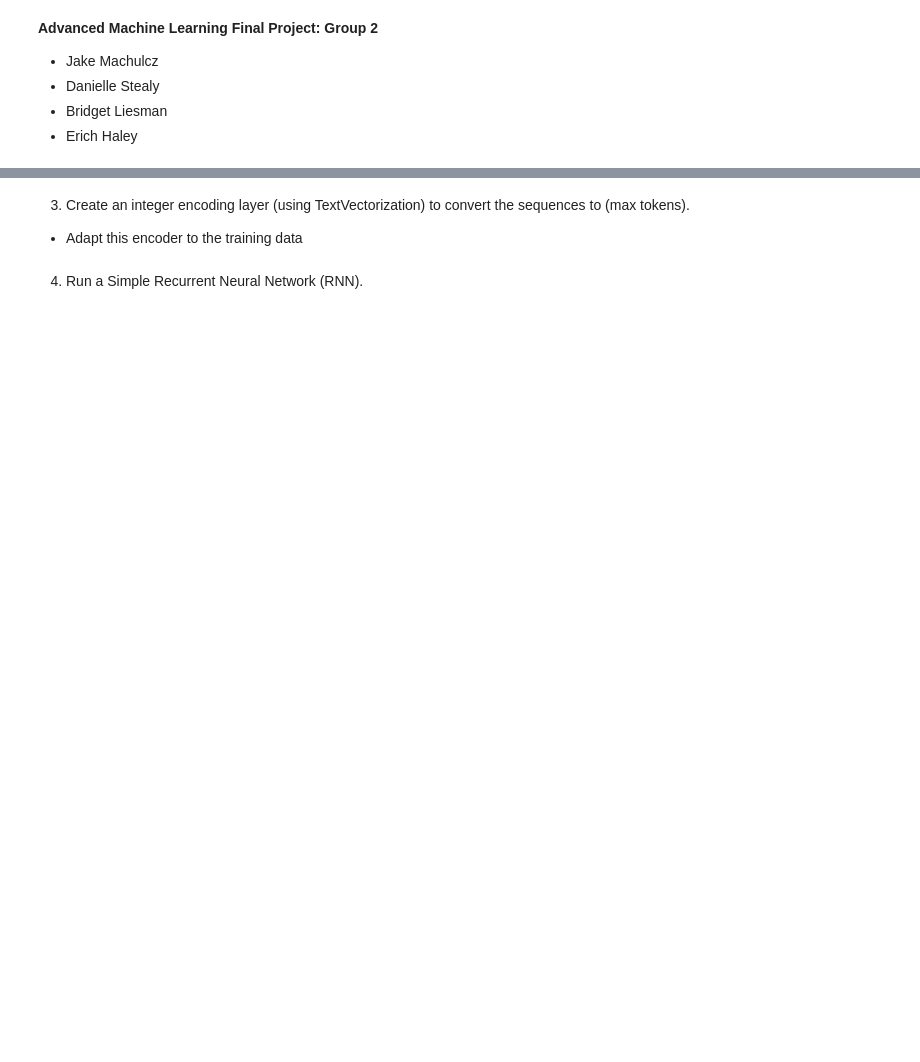
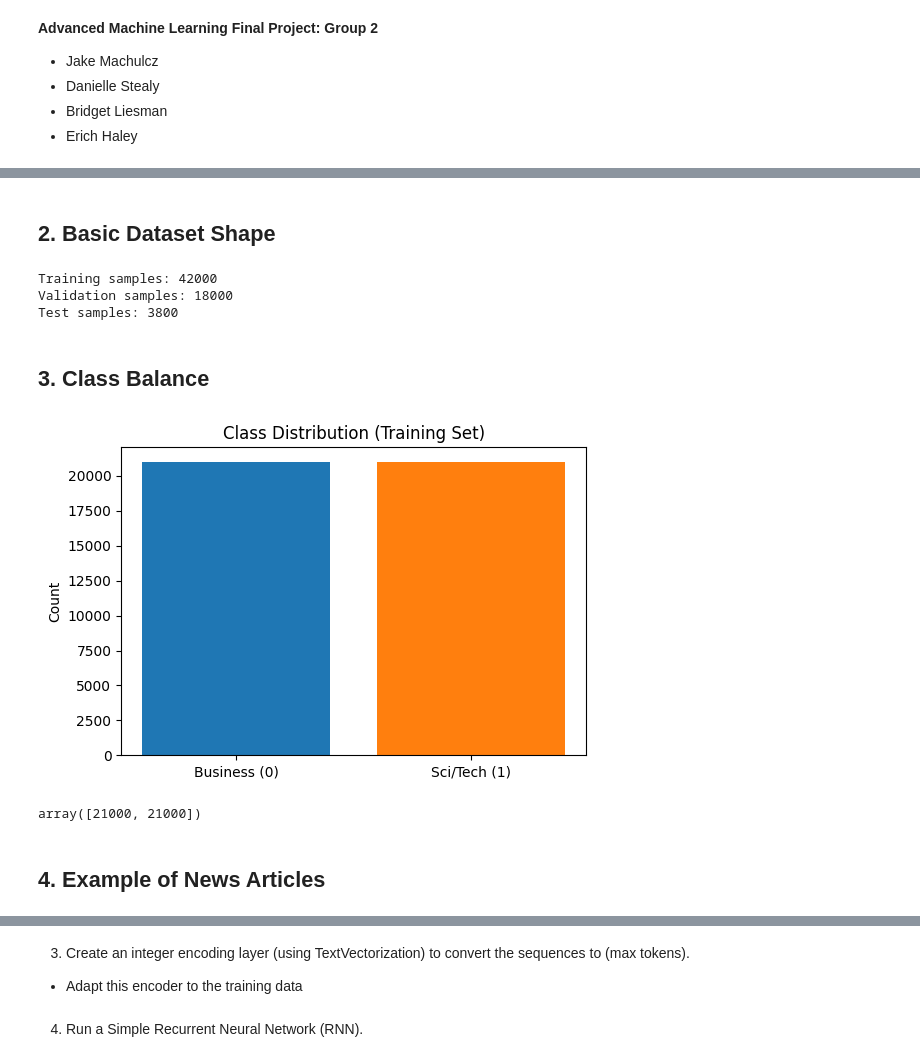
Before and after one commit to ehaley3/Advanced_Machine_Learning_Final_Project2025, a Jupyter notebook: AML_Final_Project_Group2.ipynb, the cells around one changed output, grey strips where cells are left out. Drawn from its saved outputs; the diff is of its cells as text; code cells hidden in the pictures; blank space fills up the shorter version.

```diff
--- a/AML_Final_Project_Group2.ipynb
+++ b/AML_Final_Project_Group2.ipynb
@@ -72,0 +106,10 @@ print(y_train_tf.shape, y_valid_tf.shape, y_test_tf.shape)
+# %%
+# Converting our labels to binary
+
+label_map = {Business: 0, SciTech: 1}
+
+y_train_bin = np.vectorize(label_map.get)(y_train_filtered)
+y_test_bin  = np.vectorize(label_map.get)(y_test_filtered)
+
+print("Unique training labels:", np.unique(y_train_bin))
+print("Unique test labels:", np.unique(y_test_bin))
@@ -72,0 +119,7 @@ print(y_train_tf.shape, y_valid_tf.shape, y_test_tf.shape)
+# %%
+# Creating our Train/Validation Split
+
+x_train, x_valid, y_train, y_valid = \
+    train_test_split(x_train_filtered,  y_train_bin, test_size=0.3, stratify=y_train_bin, random_state=SEED)
+
+print(x_train.shape, x_valid.shape, y_train.shape, y_valid.shape)
@@ -72,0 +145,29 @@ print(y_train_tf.shape, y_valid_tf.shape, y_test_tf.shape)
+# %% [markdown]
+## 2. Basic Dataset Shape
+# %%
+print("Training samples:", x_train.shape[0])
+print("Validation samples:", x_valid.shape[0])
+print("Test samples:", x_test_filtered.shape[0])
+# %% [output]
+Training samples: 42000
+Validation samples: 18000
+Test samples: 3800
+# %% [markdown]
+## 3. Class Balance
+# %%
+# This is ripped from AI so we either need to change this or create something else. Just added it here to start the convorsation.
+
+unique, counts = np.unique(y_train, return_counts=True)
+
+plt.figure(figsize=(6,4))
+plt.bar(["Business (0)", "Sci/Tech (1)"], counts, color=["#1f77b4", "#ff7f0e"])
+plt.title("Class Distribution (Training Set)")
+plt.ylabel("Count")
+plt.show()
+
+counts
+# %% [output]
+[figure, added]
+array([21000, 21000])
+# %% [markdown]
+## 4. Example of News Articles
```
Also changed, not shown: parts of 35 cells of this notebook.
